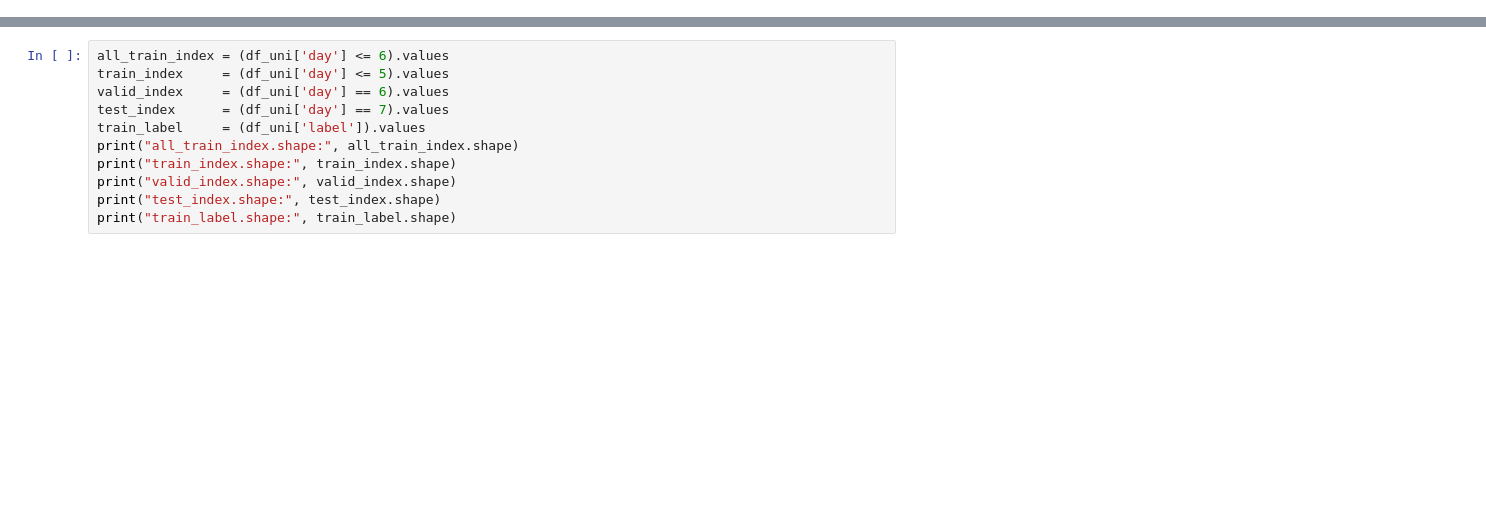
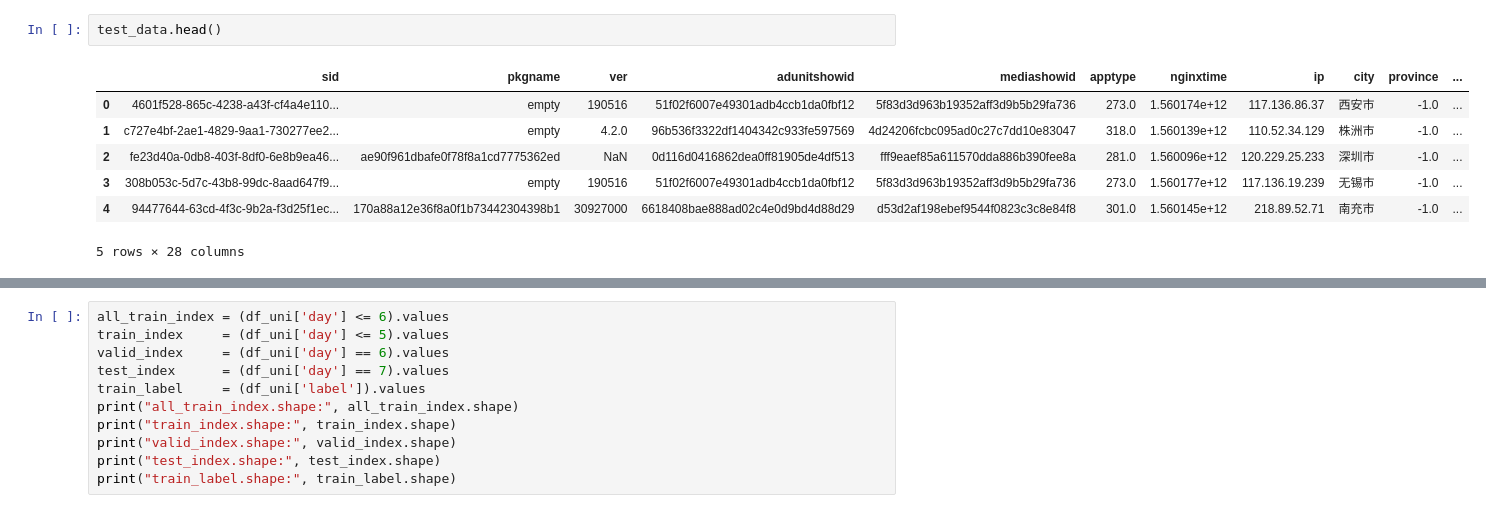
Before and after one commit to wangzhefeng/mlproj, a Jupyter notebook: src/projects/ad_fraud/lightgbm.ipynb, the cells around one changed output, grey strips where cells are left out. Cells and saved outputs as stored; diff of their text form; blank space fills up the shorter version.

```diff
--- a/src/projects/ad_fraud/lightgbm.ipynb
+++ b/src/projects/ad_fraud/lightgbm.ipynb
@@ -249,0 +149,10 @@ post process
+# %%
+test_data.head()
+# %% [output]
+|  | sid | pkgname | ver | adunitshowid | mediashowid | apptype | nginxtime | ip | city | province | ... |
+| 0 | 4601f528-865c-4238-a43f-cf4a4e110... | empty | 190516 | 51f02f6007e49301adb4ccb1da0fbf12 | 5f83d3d963b19352aff3d9b5b29fa736 | 273.0 | 1.560174e+12 | 117.136.86.37 | 西安市 | -1.0 | ... |
+| 1 | c727e4bf-2ae1-4829-9aa1-730277ee2... | empty | 4.2.0 | 96b536f3322df1404342c933fe597569 | 4d24206fcbc095ad0c27c7dd10e83047 | 318.0 | 1.560139e+12 | 110.52.34.129 | 株洲市 | -1.0 | ... |
+| 2 | fe23d40a-0db8-403f-8df0-6e8b9ea46... | ae90f961dbafe0f78f8a1cd7775362ed | NaN | 0d116d0416862dea0ff81905de4df513 | fff9eaef85a611570dda886b390fee8a | 281.0 | 1.560096e+12 | 120.229.25.233 | 深圳市 | -1.0 | ... |
+| 3 | 308b053c-5d7c-43b8-99dc-8aad647f9... | empty | 190516 | 51f02f6007e49301adb4ccb1da0fbf12 | 5f83d3d963b19352aff3d9b5b29fa736 | 273.0 | 1.560177e+12 | 117.136.19.239 | 无锡市 | -1.0 | ... |
+| 4 | 94477644-63cd-4f3c-9b2a-f3d25f1ec... | 170a88a12e36f8a0f1b73442304398b1 | 30927000 | 6618408bae888ad02c4e0d9bd4d88d29 | d53d2af198ebef9544f0823c3c8e84f8 | 301.0 | 1.560145e+12 | 218.89.52.71 | 南充市 | -1.0 | ... |
+5 rows × 28 columns
```
Also changed, not shown: parts of 63 cells of this notebook, 10 other files.
